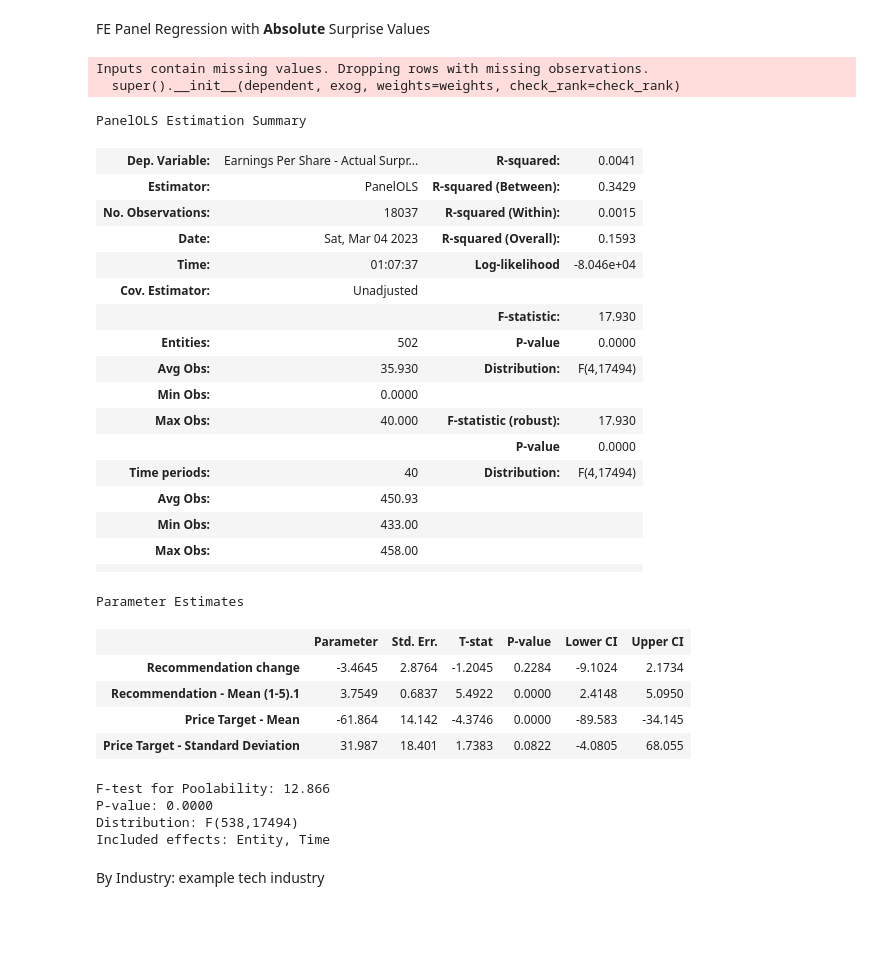
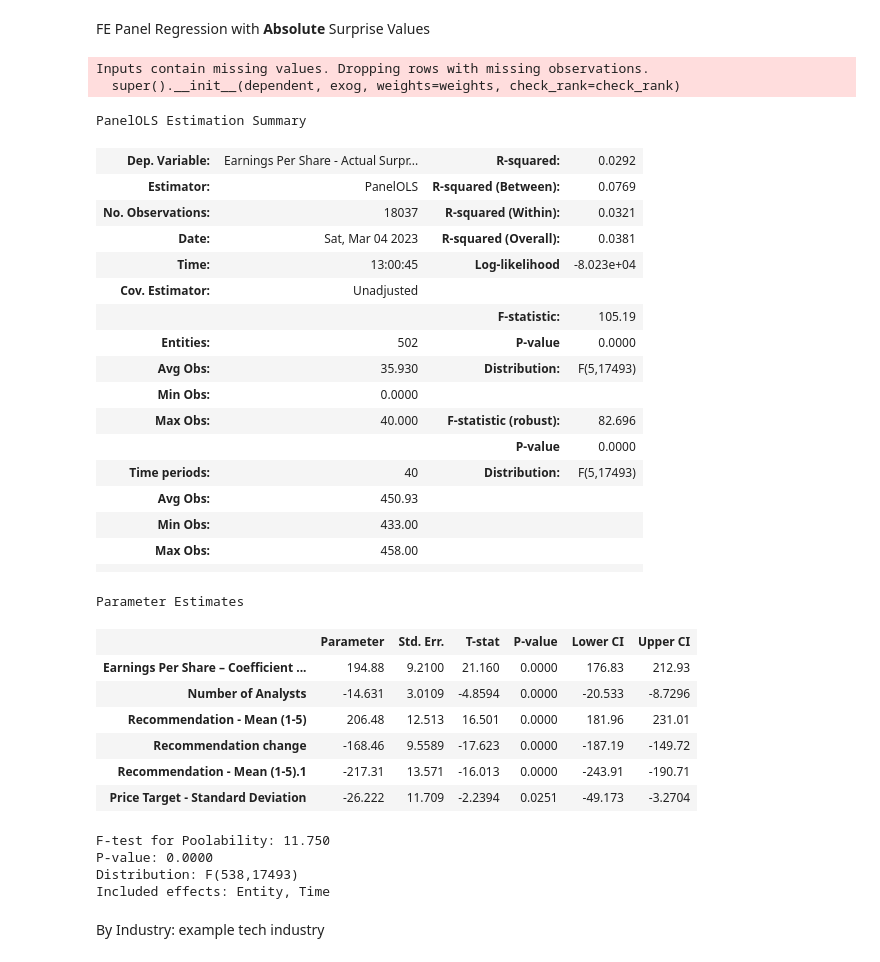
Before and after one commit to yummypugs/GSFM_AnalystForecasts, a Jupyter notebook: 3.3.2_Panel_analysts.ipynb, the cells around one changed output. Drawn from its saved outputs; the diff is of its cells as text; code cells hidden in the pictures; blank space fills up the shorter version.

```diff
--- a/3.3.2_Panel_analysts.ipynb
+++ b/3.3.2_Panel_analysts.ipynb
@@ -16,7 +16,7 @@ from linearmodels.panel import RandomEffects
 # %% [markdown]
 Data
 # %%
-df = pd.read_csv("Dataframes/analysts.csv")
+df = pd.read_csv("Dataframes/analysts_regression.csv")
 df
 # %% [output]
 |  | Instrument | Date | GICS Industry Group Name | Earnings Per Share - Actual Surprise | Earnings Per Share - Actual Surpr... | ... |
@@ -50,8 +50,9 @@ rescale = df_clean
 #rescale["Earnings Per Share - Actual Surprise"] = MinMaxScaler().fit_transform(np.array(rescale["Earnings Per Share - Actual Surprise"]).reshape(-1,1))
 rescale["Earnings Per Share – Coefficient of Variation"] = MinMaxScaler().fit_transform(np.array(rescale["Earnings Per Share – Coefficient of Variation"]).reshape(-1,1))
 rescale["Number of Analysts"] = MinMaxScaler().fit_transform(np.array(rescale["Number of Analysts"]).reshape(-1,1))
+rescale["Recommendation - Mean (1-5)"] = MinMaxScaler().fit_transform(np.array(rescale["Recommendation - Mean (1-5)"]).reshape(-1,1))
 rescale["Recommendation change"] = MinMaxScaler().fit_transform(np.array(rescale["Recommendation change"]).reshape(-1,1))
-rescale["Price Target - Mean"] = MinMaxScaler().fit_transform(np.array(rescale["Price Target - Mean"]).reshape(-1,1))
+rescale["Recommendation - Mean (1-5).1"] = MinMaxScaler().fit_transform(np.array(rescale["Recommendation - Mean (1-5).1"]).reshape(-1,1))
 rescale["Price Target - Standard Deviation"] = MinMaxScaler().fit_transform(np.array(rescale["Price Target - Standard Deviation"]).reshape(-1,1))
 df_clean = rescale
 df_clean
@@ -106,44 +92,46 @@ df_clean
 FE Panel Regression with **Absolute** Surprise Values
 # %%
 y = df_clean.loc[:, "Earnings Per Share - Actual Surprise AbsVals"]
-X = df_clean.loc[:, "Recommendation change":]
+X = df_clean.loc[:, "Earnings Per Share – Coefficient of Variation":]
 
 # perform the fixed effects panel regression
 fixed_effects_model = PanelOLS(y, X, entity_effects=True, time_effects=True)
 
 # fit the model and print the summary statistics
 fixed_effects_results = fixed_effects_model.fit()
 fixed_effects_results.summary
 # %% [output]
 Inputs contain missing values. Dropping rows with missing observations.
   super().__init__(dependent, exog, weights=weights, check_rank=check_rank)
 PanelOLS Estimation Summary
-| Dep. Variable: | Earnings Per Share - Actual Surpr... | R-squared: | 0.0041 |
-| Estimator: | PanelOLS | R-squared (Between): | 0.3429 |
-| No. Observations: | 18037 | R-squared (Within): | 0.0015 |
-| Date: | Sat, Mar 04 2023 | R-squared (Overall): | 0.1593 |
-| Time: | 01:07:37 | Log-likelihood | -8.046e+04 |
+| Dep. Variable: | Earnings Per Share - Actual Surpr... | R-squared: | 0.0292 |
+| Estimator: | PanelOLS | R-squared (Between): | 0.0769 |
+| No. Observations: | 18037 | R-squared (Within): | 0.0321 |
+| Date: | Sat, Mar 04 2023 | R-squared (Overall): | 0.0381 |
+| Time: | 13:00:45 | Log-likelihood | -8.023e+04 |
 | Cov. Estimator: | Unadjusted |  |  |
-|  |  | F-statistic: | 17.930 |
+|  |  | F-statistic: | 105.19 |
 | Entities: | 502 | P-value | 0.0000 |
-| Avg Obs: | 35.930 | Distribution: | F(4,17494) |
+| Avg Obs: | 35.930 | Distribution: | F(5,17493) |
 | Min Obs: | 0.0000 |  |  |
-| Max Obs: | 40.000 | F-statistic (robust): | 17.930 |
+| Max Obs: | 40.000 | F-statistic (robust): | 82.696 |
 |  |  | P-value | 0.0000 |
-| Time periods: | 40 | Distribution: | F(4,17494) |
+| Time periods: | 40 | Distribution: | F(5,17493) |
 | Avg Obs: | 450.93 |  |  |
 | Min Obs: | 433.00 |  |  |
 | Max Obs: | 458.00 |  |  |
 |  |  |  |  |
 Parameter Estimates
 |  | Parameter | Std. Err. | T-stat | P-value | Lower CI | Upper CI |
-| Recommendation change | -3.4645 | 2.8764 | -1.2045 | 0.2284 | -9.1024 | 2.1734 |
-| Recommendation - Mean (1-5).1 | 3.7549 | 0.6837 | 5.4922 | 0.0000 | 2.4148 | 5.0950 |
-| Price Target - Mean | -61.864 | 14.142 | -4.3746 | 0.0000 | -89.583 | -34.145 |
-| Price Target - Standard Deviation | 31.987 | 18.401 | 1.7383 | 0.0822 | -4.0805 | 68.055 |
+| Earnings Per Share – Coefficient ... | 194.88 | 9.2100 | 21.160 | 0.0000 | 176.83 | 212.93 |
+| Number of Analysts | -14.631 | 3.0109 | -4.8594 | 0.0000 | -20.533 | -8.7296 |
+| Recommendation - Mean (1-5) | 206.48 | 12.513 | 16.501 | 0.0000 | 181.96 | 231.01 |
+| Recommendation change | -168.46 | 9.5589 | -17.623 | 0.0000 | -187.19 | -149.72 |
+| Recommendation - Mean (1-5).1 | -217.31 | 13.571 | -16.013 | 0.0000 | -243.91 | -190.71 |
+| Price Target - Standard Deviation | -26.222 | 11.709 | -2.2394 | 0.0251 | -49.173 | -3.2704 |
-F-test for Poolability: 12.866
+F-test for Poolability: 11.750
 P-value: 0.0000
-Distribution: F(538,17494)
+Distribution: F(538,17493)
 Included effects: Entity, Time
 # %% [markdown]
 By Industry: example tech industry
```
Also changed, not shown: parts of 4 cells of this notebook.
